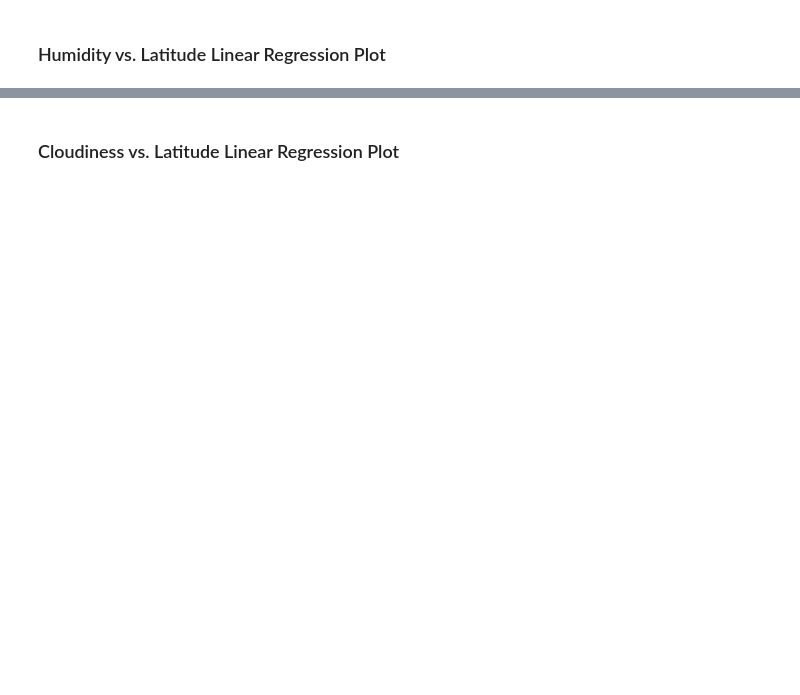
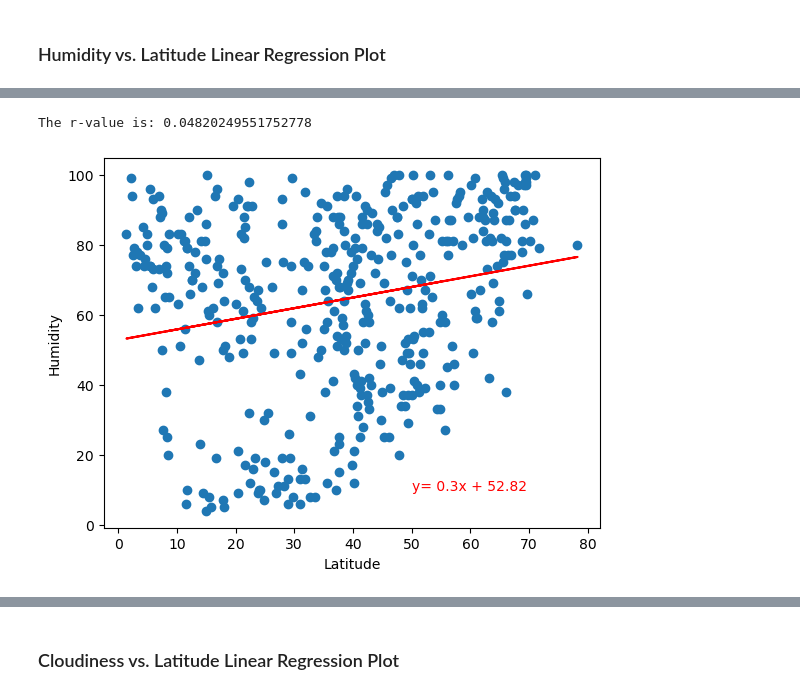
Before and after one commit to joey-october85/06-python-api-challenge, a Jupyter notebook: WeatherPy/starter_code/WeatherPy.ipynb, the cells around one changed output, grey strips where cells are left out. Cells and saved outputs as stored; diff of their text form; code cells hidden in the pictures; blank space fills up the shorter version.

```diff
--- a/WeatherPy/starter_code/WeatherPy.ipynb
+++ b/WeatherPy/starter_code/WeatherPy.ipynb
@@ -345,0 +368,10 @@ The r-value is: 0.0002808747046324607
+# %%
+# Northern Hemisphere
+x_axis = north_hem_df['Lat']
+y_axis = north_hem_df['Humidity']
+plt.xlabel('Latitude')
+plt.ylabel('Humidity')
+linear_reg(x_axis, y_axis,50,10)
+# %% [output]
+The r-value is: 0.04820249551752778
+[figure, added]
```
Also changed, not shown: parts of 35 cells of this notebook, 5 other files.
